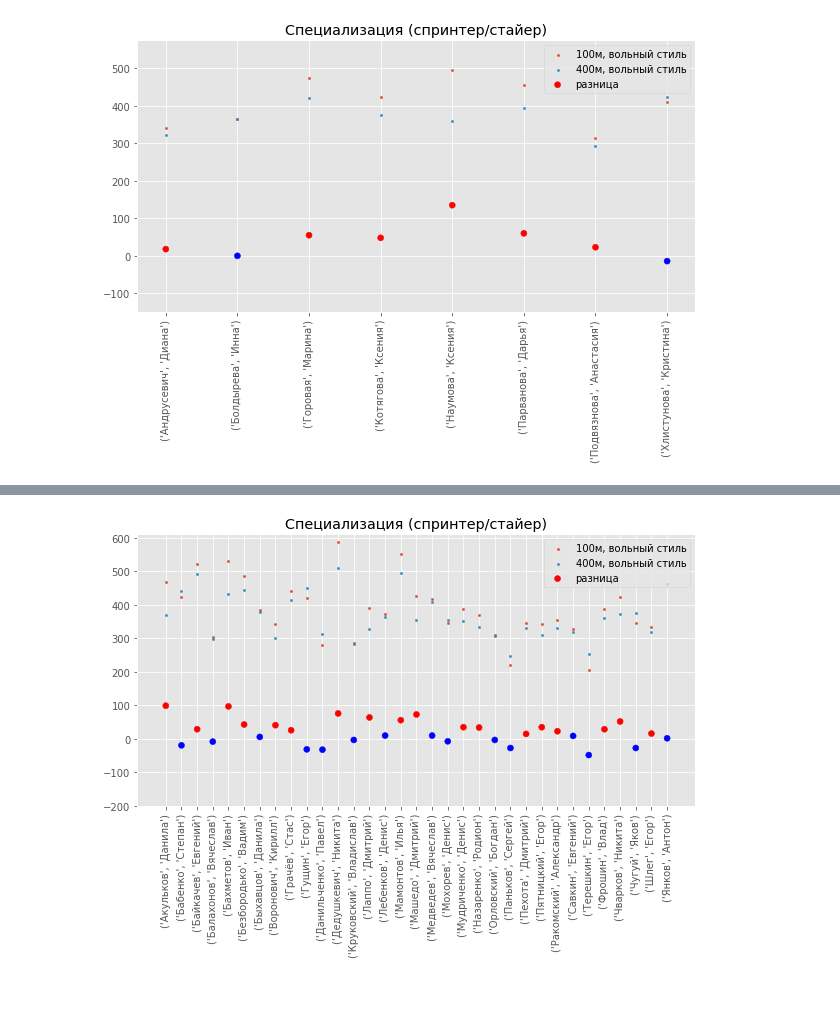
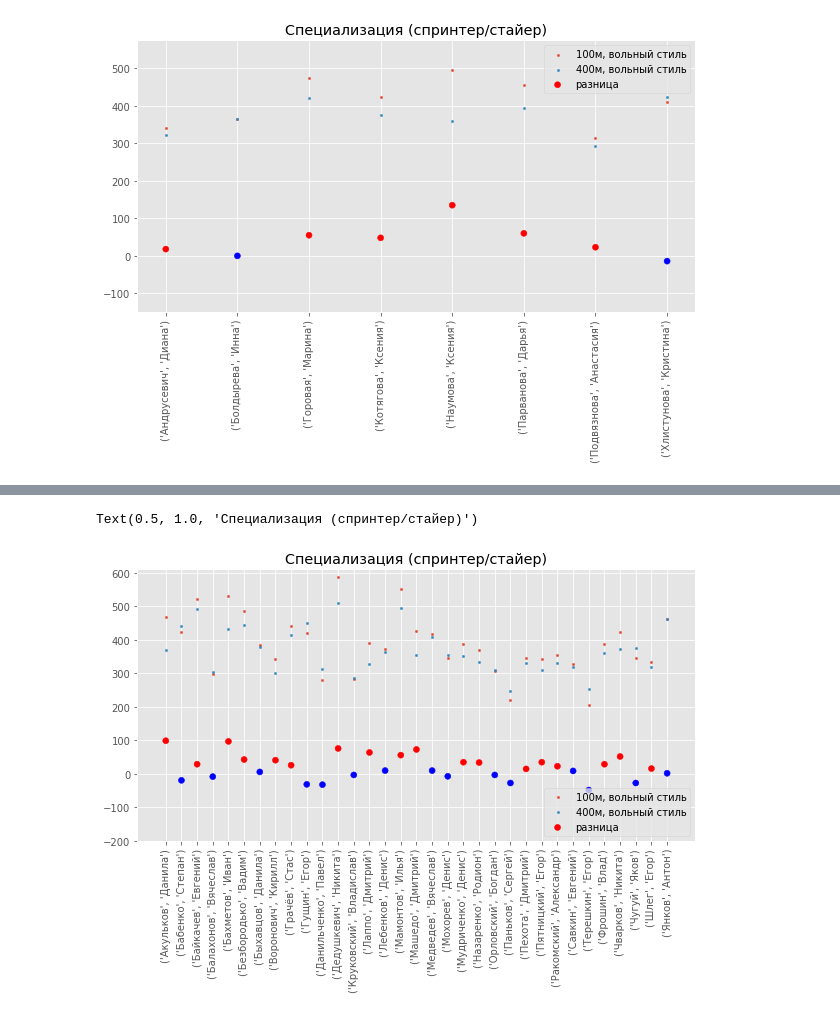
Before and after one commit to timoti1/T-SQL, a Jupyter notebook: Data Analysis/03_classification.ipynb, the cells around one changed output, grey strips where cells are left out. Drawn from its saved outputs; the diff is of its cells as text; code cells hidden in the pictures.

```diff
--- a/Data Analysis/03_classification.ipynb
+++ b/Data Analysis/03_classification.ipynb
@@ -155,39 +238,24 @@ plt.show()
 # %%
-group = 'Юноши 2004-2005 г.р.'
-style = 'вольный стиль'
-
-df = competitions_df[competitions_df['athlete_group'] == group][['last_name', 'first_name', 'gender', 'birth_year', 'distance', 'style', 'result_s', 'points']]
-df = df[df['style'] == style]
-
-# Плохие для группировки строки: df[(df['first_name'].isnull()) | (df['last_name'].isnull())]
-df = df.dropna(axis='index', how='any', subset=['first_name'])
-
-grouped_dict = df.groupby(['last_name', 'first_name']).groups
-athletes = [key for key, value in grouped_dict.items() if len(value)>1]
-
-df2 = df.groupby(['last_name', 'first_name']).filter(lambda g: len(g)>1).sort_values(by=['last_name', 'first_name'])
+# рисуем график для юношей
 
 X = [str(athletes) for athletes in athletes]
 
 Y1 = df2[df2['distance'] == 100]['points']
 Y2 = df2[df2['distance'] == 400]['points']
 Y3 = numpy.array([Y1.iloc[i] - Y2.iloc[i] for i in range(len(Y1))])
 
-colors = numpy.where(Y3 > 10, 'red', 'blue')
+plt.figure(figsize=(10,5))
 
-plt.figure(figsize=(10,5))
 plt.scatter(X, Y1, s=5, label='100м, вольный стиль')
 plt.scatter(X, Y2, s=5, label='400м, вольный стиль')
+
+colors = numpy.where(Y3 > 10, 'red', 'blue')
 plt.scatter(X, Y3, color=colors, label='разница')
-
-# plt.hlines(y=Y1.mean(), xmin=X[0], xmax=X[-1], linestyle='--', color='red')
-# plt.hlines(y=Y2.mean(), xmin=X[0], xmax=X[-1], linestyle='--', color='blue')
 
 plt.ylim(-200, max(Y2)+100)
 plt.xticks(rotation=90)
-plt.legend(loc='upper right')
+plt.legend(loc='lower right')
 plt.title('Специализация (спринтер/стайер)')
-
-plt.show()
 # %% [output]
+Text(0.5, 1.0, 'Специализация (спринтер/стайер)')
-[figure, old version]
+[figure, new version]
```
Also changed, not shown: parts of 36 cells of this notebook.
